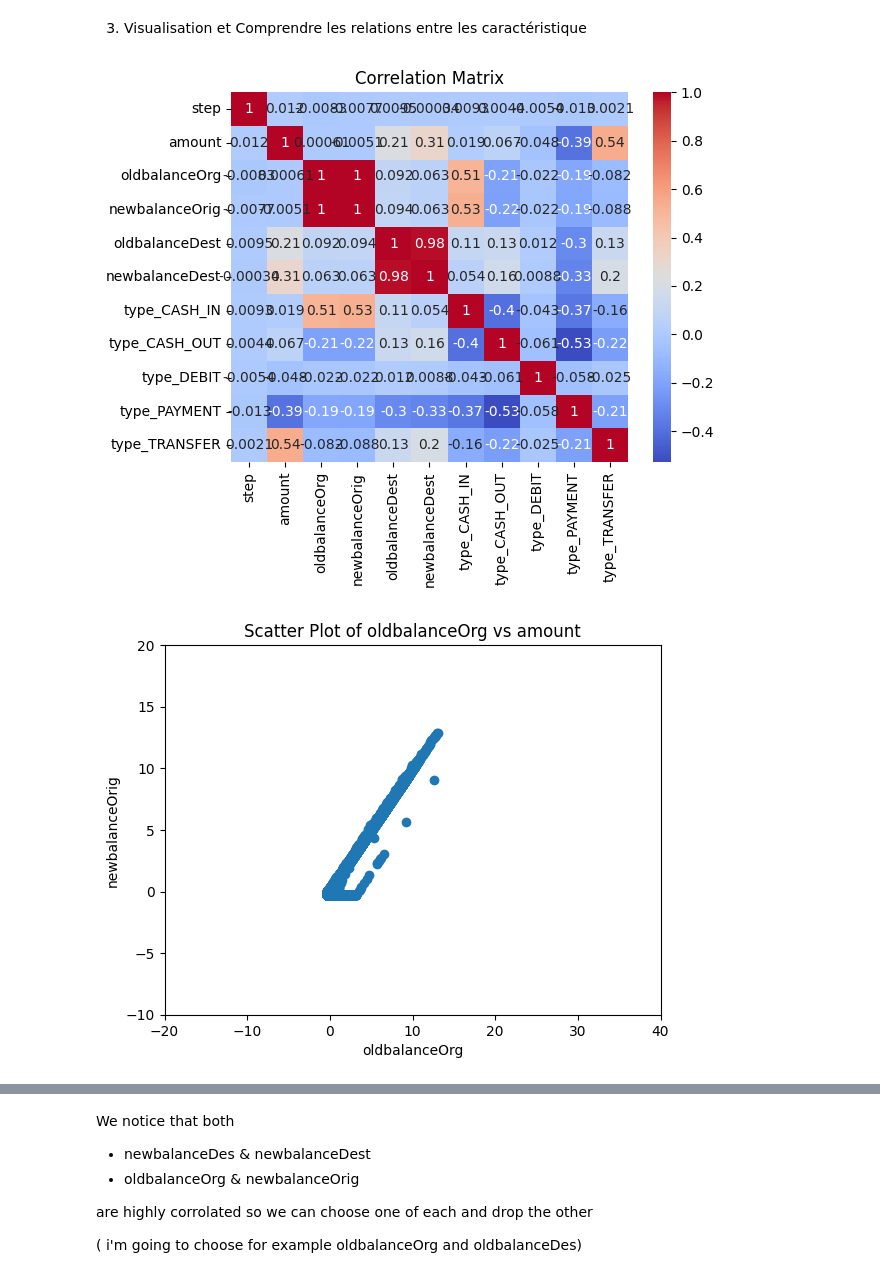
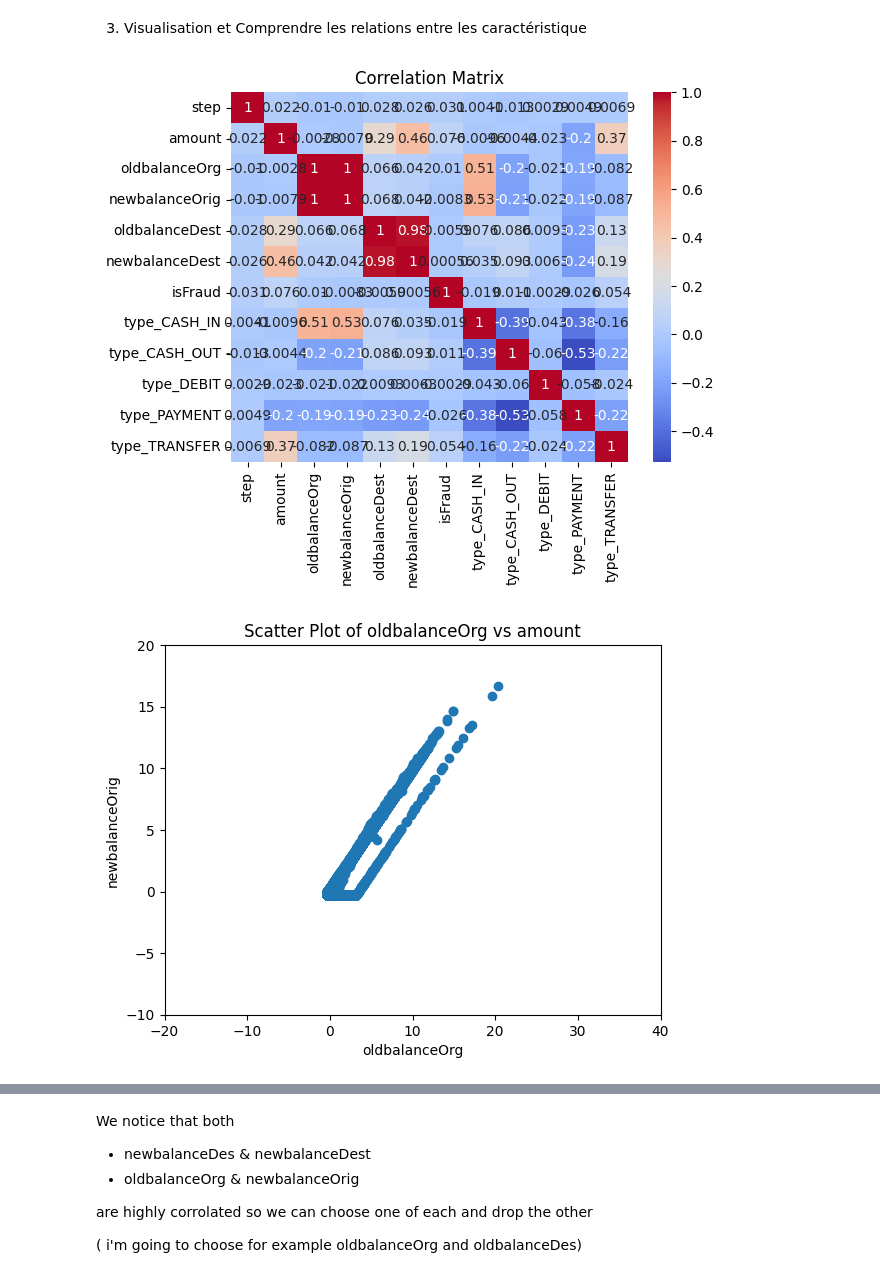
Before and after one commit to BAHAMLAOUHI/Data-Mining-Project, a Jupyter notebook: EDA_&_Preprocessing.ipynb, the cells around one changed output, grey strips where cells are left out. Saved outputs shown, nothing was run; the diff lists cells and outputs as text; code cells hidden in the pictures.

```diff
--- a/EDA_&_Preprocessing.ipynb
+++ b/EDA_&_Preprocessing.ipynb
@@ -74,5 +74,5 @@ df_copy=df.copy()
 # %%
-df=df_copy.drop('isFraud',axis=1)
+# df=df_copy.drop('isFraud',axis=1)
 # %% [markdown]
 # Préparation des données
 
@@ -272,7 +276,7 @@ df.describe()
 # %%
 # df.to_csv('onlinefraud_cleaned.csv', index=False)
 # %%
-df=pd.read_csv('onlinefraud_cleaned.csv')
+# df=pd.read_csv('onlinefraud_cleaned.csv')
 # %% [markdown]
 3. Transformation de données
 
@@ -427,6 +433,8 @@ Since i want to retain the distinctiveness of outliers, log transformation is no
 StandardScaler:
 StandardScaler will standardize the features, ensuring that all features contribute equally to the clustering process, but it will not distort the relationship between normal data points and outliers.
 It preserves the relative distances between data points, meaning our outliers will still remain distinct and can influence cluster formation.
+# %%
+df_scaled = df.copy()
 # %%
 from sklearn.preprocessing import StandardScaler
 
@@ -434,5 +442,5 @@ numerical_features = ['step', 'amount', 'oldbalanceOrg', 'newbalanceOrig', 'oldb
 
 scaler = StandardScaler()
 
-df[numerical_features] = scaler.fit_transform(df[numerical_features])
+df_scaled[numerical_features] = scaler.fit_transform(df[numerical_features])
 # %%
@@ -459,15 +467,15 @@ df.describe()
 # %% [markdown]
 3.   Visualisation et Comprendre les relations entre les caractéristique
 # %%
-corr_matrix = df.corr()
+corr_matrix = df_scaled.corr()
 
 sns.heatmap(corr_matrix, annot=True, cmap='coolwarm')
 plt.title('Correlation Matrix')
 plt.show()
 # %% [output]
-[figure, old version]
+[figure, new version]
 # %%
-plt.scatter(df['oldbalanceOrg'], df['newbalanceOrig'])
+plt.scatter(df_scaled['oldbalanceOrg'], df_scaled['newbalanceOrig'])
 plt.xlabel('oldbalanceOrg')
 plt.ylabel('newbalanceOrig')
 plt.title('Scatter Plot of oldbalanceOrg vs amount')
@@ -475,5 +483,5 @@ plt.xlim(-20, 40)
 plt.ylim(-10, 20)
 plt.show()
 # %% [output]
-[figure, old version]
+[figure, new version]
 # %%
```
Also changed, not shown: parts of 50 cells of this notebook.
